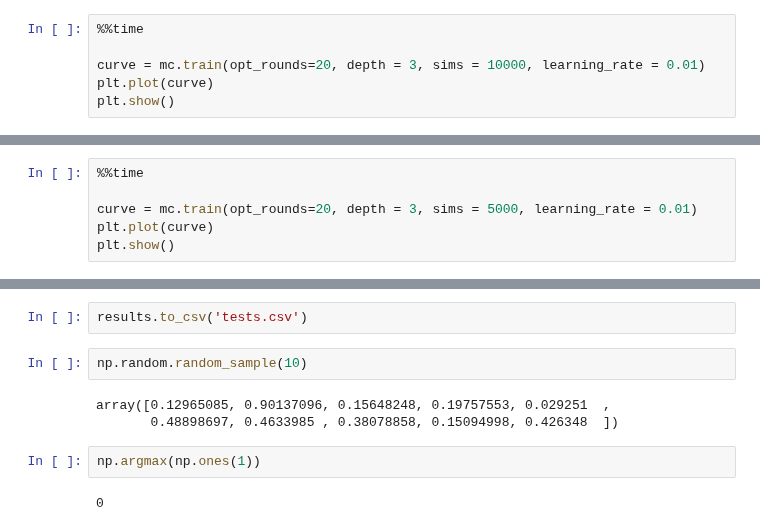
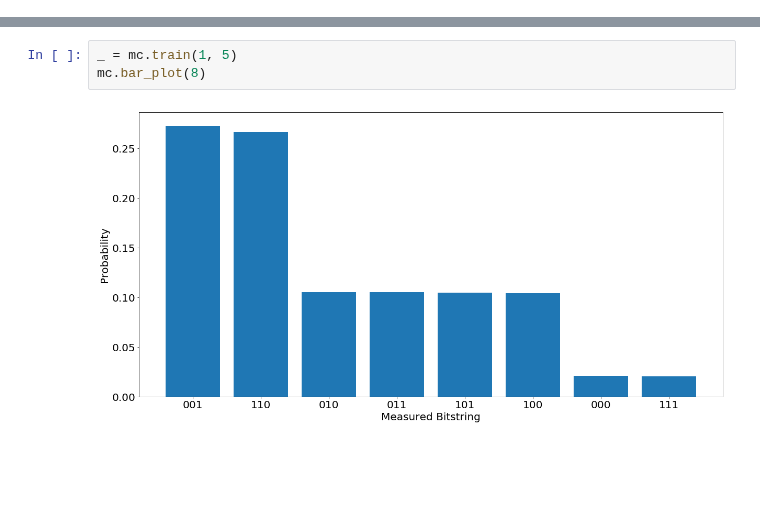
Before and after one commit to XunyiZhao/Quantum_Information_Project, a Jupyter notebook: maxcut.ipynb, the cells around one changed output, grey strips where cells are left out. Cells and saved outputs as stored; diff of their text form; blank space fills up the shorter version.

```diff
--- a/maxcut.ipynb
+++ b/maxcut.ipynb
@@ -290,6 +256,0 @@ mc.draw()
-# %%
-%%time
-
-curve = mc.train(opt_rounds=20, depth = 3, sims = 10000, learning_rate = 0.01)
-plt.plot(curve)
-plt.show()
@@ -299,6 +256,0 @@ Wall time: 17.9 s
-# %%
-%%time
-
-curve = mc.train(opt_rounds=20, depth = 3, sims = 5000, learning_rate = 0.01)
-plt.plot(curve)
-plt.show()
@@ -409,11 +257,5 @@ for opt_rounds in tqdm_notebook([10, 20, 30, 40]):
-# %%
-results.to_csv('tests.csv')
-# %%
-np.random.random_sample(10)
-# %% [output]
-array([0.12965085, 0.90137096, 0.15648248, 0.19757553, 0.029251  ,
-       0.48898697, 0.4633985 , 0.38078858, 0.15094998, 0.426348  ])
-# %%
-np.argmax(np.ones(1))
-# %% [output]
-0
+# %%
+_ = mc.train(1, 5)
+mc.bar_plot(8)
+# %% [output]
+[figure, added]
```
Also changed, not shown: parts of 19 cells of this notebook, 5 other files.
